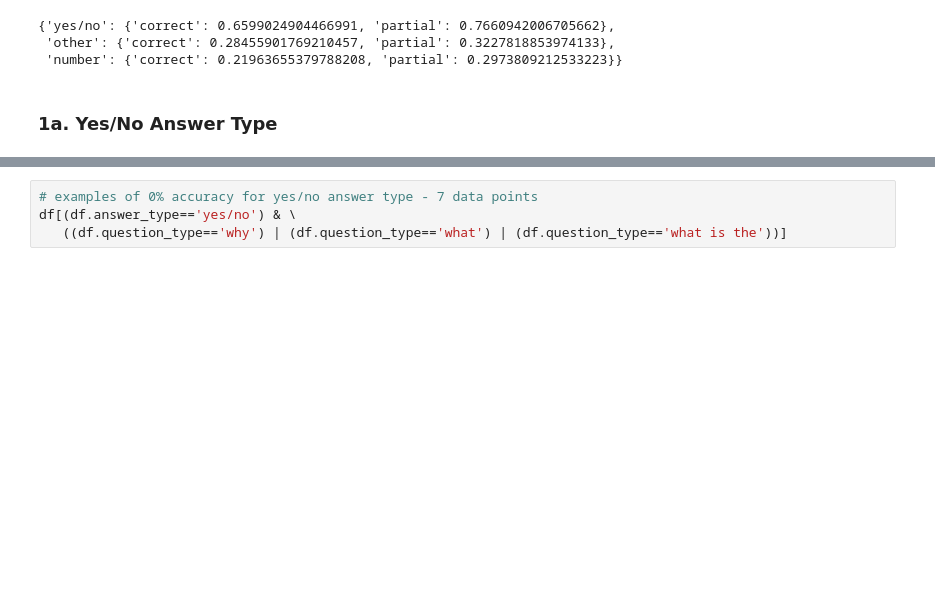
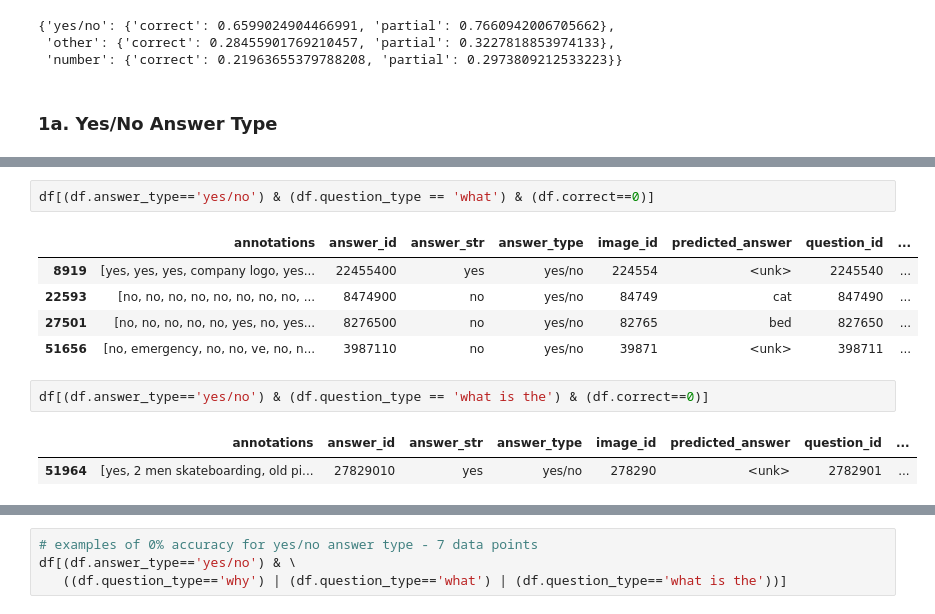
Before and after one commit to mwinton/w266-final-project, a Jupyter notebook: bin/postprocess-original.ipynb, the cells around one changed output, grey strips where cells are left out. Drawn from its saved outputs; the diff is of its cells as text; blank space fills up the shorter version.

```diff
--- a/bin/postprocess-original.ipynb
+++ b/bin/postprocess-original.ipynb
@@ -187,0 +191,13 @@ df[df.answer_type=='yes/no'].groupby(['question_type'])['correct', 'partial'].me
+# %%
+df[(df.answer_type=='yes/no') & (df.question_type == 'what') & (df.correct==0)]
+# %% [output]
+|  | annotations | answer_id | answer_str | answer_type | image_id | predicted_answer | question_id | ... |
+| 8919 | [yes, yes, yes, company logo, yes... | 22455400 | yes | yes/no | 224554 | <unk> | 2245540 | ... |
+| 22593 | [no, no, no, no, no, no, no, no, ... | 8474900 | no | yes/no | 84749 | cat | 847490 | ... |
+| 27501 | [no, no, no, no, no, yes, no, yes... | 8276500 | no | yes/no | 82765 | bed | 827650 | ... |
+| 51656 | [no, emergency, no, no, ve, no, n... | 3987110 | no | yes/no | 39871 | <unk> | 398711 | ... |
+# %%
+df[(df.answer_type=='yes/no') & (df.question_type == 'what is the') & (df.correct==0)]
+# %% [output]
+|  | annotations | answer_id | answer_str | answer_type | image_id | predicted_answer | question_id | ... |
+| 51964 | [yes, 2 men skateboarding, old pi... | 27829010 | yes | yes/no | 278290 | <unk> | 2782901 | ... |
```
Also changed, not shown: parts of 3 cells of this notebook, 3 other files.
